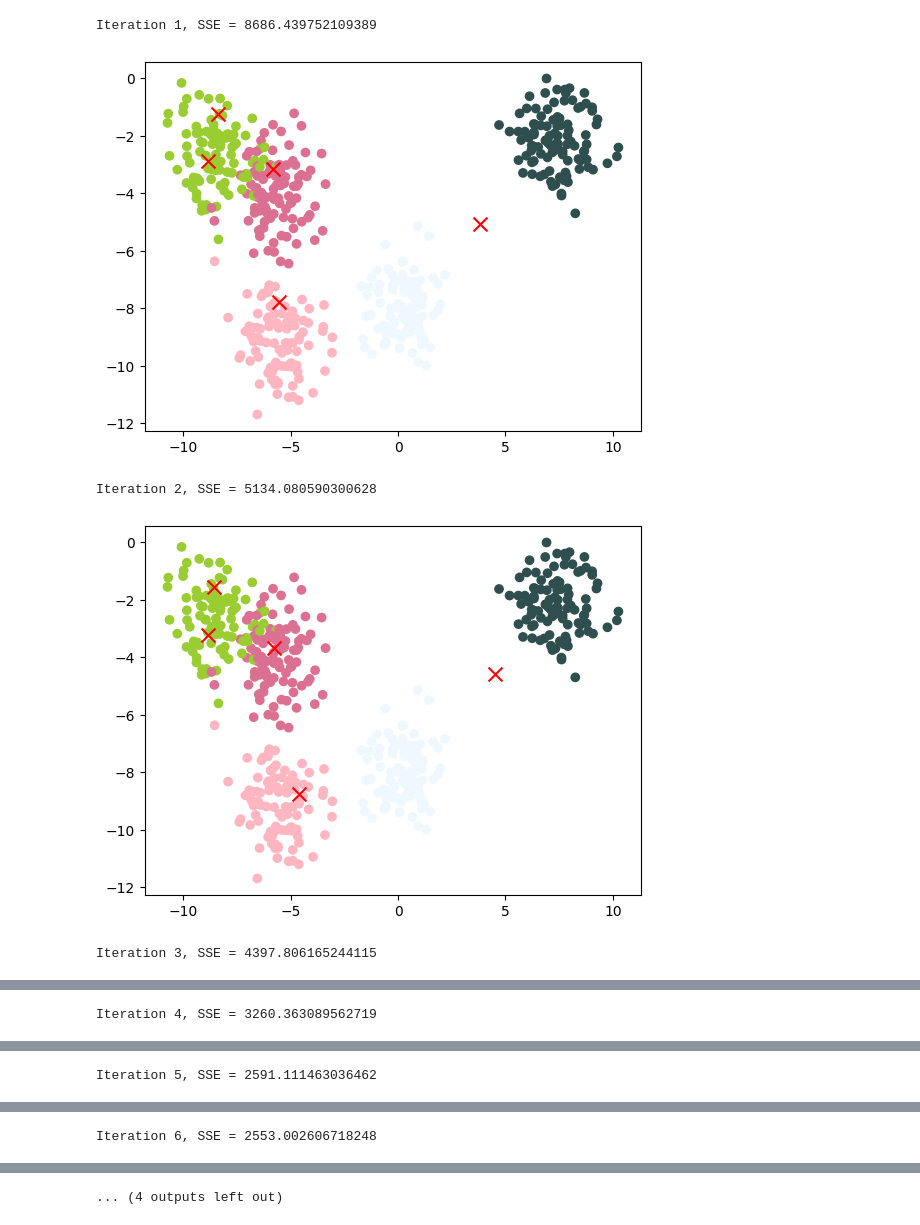
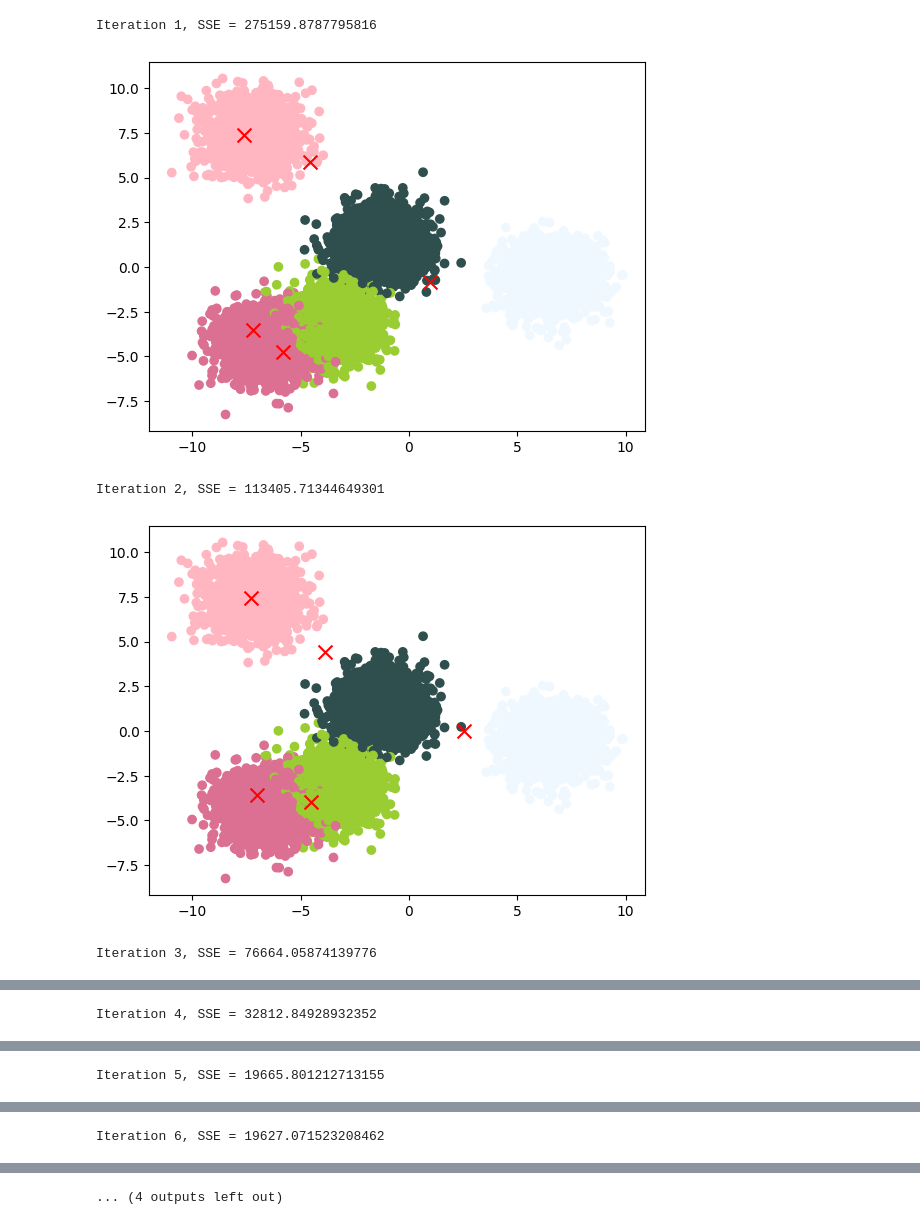
Before and after one commit to clement-gh/Big-data, a Jupyter notebook: projet_1&2ok.ipynb, the cells around one changed output, grey strips where cells are left out. Cells and saved outputs as stored; diff of their text form; code cells hidden in the pictures.

```diff
--- a/projet_1&2ok.ipynb
+++ b/projet_1&2ok.ipynb
@@ -11,7 +11,7 @@ import pandas as pd
 # %%
 
 nb_of_clusters = 5
-dataset, _ = datasets.make_blobs(n_samples=500, centers=nb_of_clusters, n_features=2)  # n_features : nombre de dimensions
+dataset, _ = datasets.make_blobs(n_samples=10000, centers=nb_of_clusters, n_features=2)  # n_features : nombre de dimensions
 # %%
 def visualize_clustersV1(dataset, centers=None, title=None):
 
@@ -136,36 +136,36 @@ def kmeans(data, k, num_it ,centers=centers):
         for cluster_id in range(k):
             cluster_points = np.array([data[j] for j in range(len(data)) if clusters[j] == cluster_id])
             new_centers.append(np.mean(cluster_points, axis=0))
         # Si les centres n'ont pas changé, on a atteint la convergence
         if i > 0 and abs(sse_history[i-1] - sse) < tolerance:
             print(f"Convergence atteinte après {i} itérations.")
             break
         centers = new_centers
         print(f"Iteration {i+1}, SSE = {sse}")
         visualize_clustersDim(data, np.array(centers))
 
 
     # Dernière mise à jour des centres et SSE
     clusters = compute_clusters(centers, data)
     sse = sse_error(centers, data)
     centers_history.append(np.array(centers))
     sse_history.append(sse)
 
 
     # Affichage de l'évolution de l'erreur en fonction du nombre d'itérations
     plt.plot(range(i+1), sse_history[:-1], marker='o')
     plt.xlabel('Iterations')
     plt.ylabel('SSE')
     plt.title('Evolution de l\'erreur en fonction du nombre d\'iterations')
     plt.show()
 
     # Retourne l'historique des centres et l'historique de SSE
     history = {'centers_history': centers_history, 'sse_history': sse_history}
     return history
-h= kmeans(dataset,nb_of_clusters, 20)
+h= kmeans(dataset,nb_of_clusters, 100)
 # %% [output]
-Iteration 1, SSE = 8686.439752109389
+Iteration 1, SSE = 275159.8787795816
-[figure, old version]
+[figure, new version]
-Iteration 2, SSE = 5134.080590300628
+Iteration 2, SSE = 113405.71344649301
-[figure, old version]
+[figure, new version]
-Iteration 3, SSE = 4397.806165244115
+Iteration 3, SSE = 76664.05874139776
@@ -173 +173 @@ Iteration 3, SSE = 4397.806165244115
-Iteration 4, SSE = 3260.363089562719
+Iteration 4, SSE = 32812.84928932352
@@ -175 +175 @@ Iteration 4, SSE = 3260.363089562719
-Iteration 5, SSE = 2591.111463036462
+Iteration 5, SSE = 19665.801212713155
@@ -177 +177 @@ Iteration 5, SSE = 2591.111463036462
-Iteration 6, SSE = 2553.002606718248
+Iteration 6, SSE = 19627.071523208462
```
Also changed, not shown: parts of 5 cells of this notebook.
